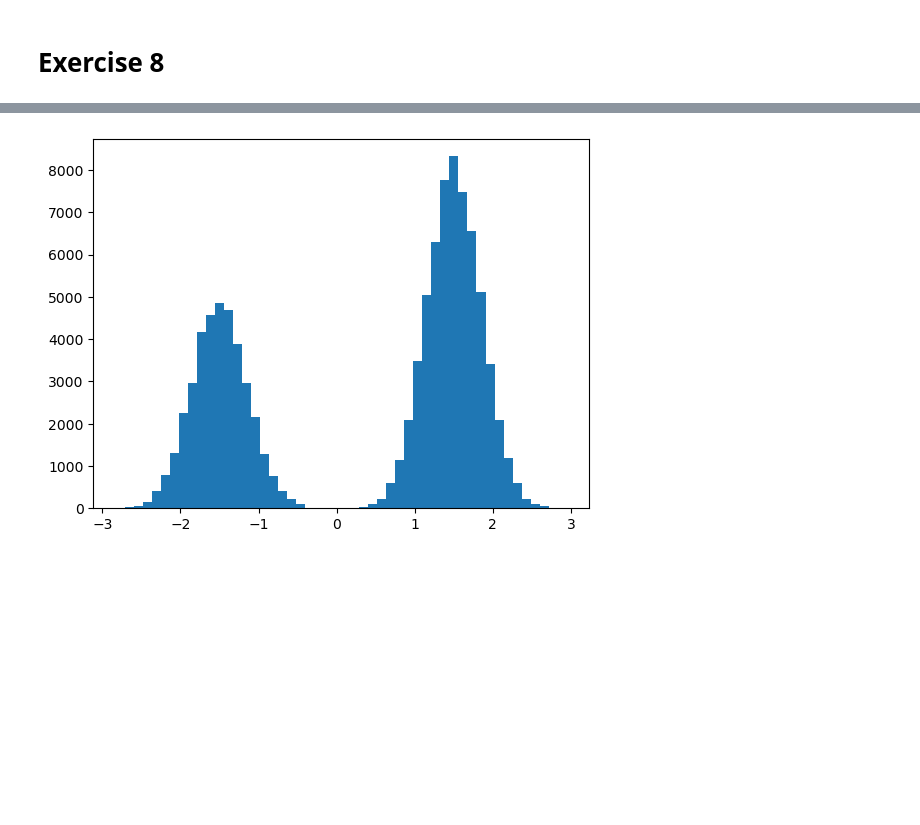
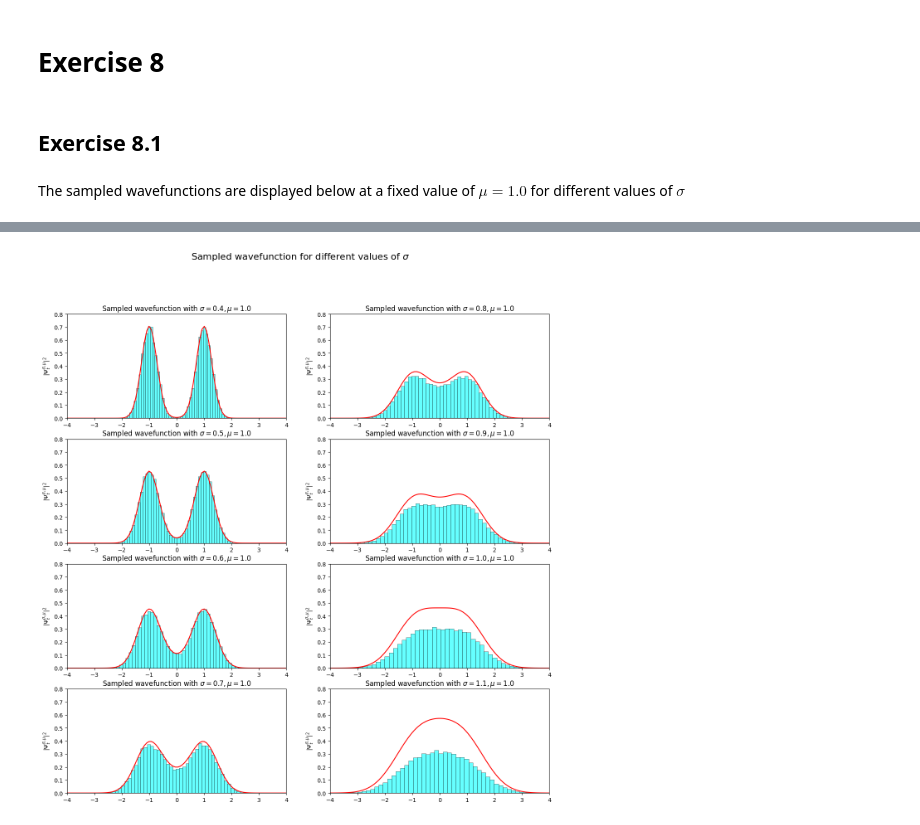
Before and after one commit to Giac97/Simulazione-Numerica, a Jupyter notebook: notebooks/Exercise 8/Exercise 08 - Analysis.ipynb, the cells around one changed output, grey strips where cells are left out. Saved outputs shown, nothing was run; the diff lists cells and outputs as text; code cells hidden in the pictures; blank space fills up the shorter version.

```diff
--- a/notebooks/Exercise 8/Exercise 08 - Analysis.ipynb
+++ b/notebooks/Exercise 8/Exercise 08 - Analysis.ipynb
@@ -3,7 +3,68 @@
 # %%
 import numpy as np
 import matplotlib.pyplot as plt
-# %%
-x = np.loadtxt("points.dat", unpack = True)
+# %%
+def psi_trial(x, sigma, mu):
+    exp1 = -(x - mu) ** 2 / (2 * sigma ** 2)
+    exp2 = -(x + mu) ** 2 / (2 * sigma ** 2)
+    return np.exp(exp1) + np.exp(exp2)
+# %% [markdown]
+## Exercise 8.1
+# %% [markdown]
+The sampled wavefunctions are displayed below at a fixed value of $\mu = 1.0$ for different values of $\sigma$
 # %%
+x = np.linspace(-4, 4, 100)
+rows, cols = 4, 2
+plt.figure(figsize=(15, 15))
+fig, ax = plt.subplots(rows, cols, figsize=(15, 15))
+
+plt.setp(ax, xlim=(-4, 4), ylim=(0, 0.8))
+fig.suptitle(r'Sampled wavefunction for different values of $\sigma$', fontsize=16)
+
+for i in range(rows):
+    for j in range(cols):
+        ax[i, j].set_ylabel(r"$|\Psi_t^{\sigma, \mu}|^2$")  # Add this line
+
+ax[0, 0].hist(np.loadtxt("./output_0.4/position.out", unpack=True), 50, edgecolor = "black",  color = "cyan", alpha = 0.6,linewidth = 0.6, density = True)
+ax[0, 0].set_title(r"Sampled wavefunction with $\sigma = 0.4, \mu = 1.0$")
+maxval = np.histogram(np.loadtxt("./output_0.4/position.out", unpack = True), 50, density = True)[0].max()
+ax[0,0].plot(x, psi_trial(x, 0.4, 1.0) *  psi_trial(x, 0.4, 1.0) * maxval, label = r"$|\Psi_t(\sigma = 0.5, \mu = 1.0)|^2$ from formula", color = "red")
+
+
+ax[1, 0].hist(np.loadtxt("./output_0.5/position.out", unpack=True), 50, edgecolor = "black",  color = "cyan", alpha = 0.6,linewidth = 0.6, density = True)
+ax[1, 0].set_title(r"Sampled wavefunction with $\sigma = 0.5, \mu = 1.0$")
+maxval = np.histogram(np.loadtxt("./output_0.5/position.out", unpack = True), 50, density = True)[0].max()
+ax[1,0].plot(x, psi_trial(x, 0.5, 1.0) *  psi_trial(x, 0.5, 1.0) * maxval, label = r"$|\Psi_t(\sigma = 0.5, \mu = 1.0)|^2$ from formula", color = "red")
+
+ax[2, 0].hist(np.loadtxt("./output_0.6/position.out", unpack=True), 50, edgecolor = "black",  color = "cyan", alpha = 0.6,linewidth = 0.6, density = True)
+ax[2, 0].set_title(r"Sampled wavefunction with $\sigma = 0.6, \mu = 1.0$")
+maxval = np.histogram(np.loadtxt("./output_0.6/position.out", unpack = True), 50, density = True)[0].max()
+ax[2,0].plot(x, psi_trial(x, 0.6, 1.0) *  psi_trial(x, 0.6, 1.0) * maxval, label = r"$|\Psi_t(\sigma = 0.5, \mu = 1.0)|^2$ from formula", color = "red")
+
+ax[3, 0].hist(np.loadtxt("./output_0.7/position.out", unpack=True), 50, edgecolor = "black",  color = "cyan", alpha = 0.6,linewidth = 0.6, density = True)
+ax[3, 0].set_title(r"Sampled wavefunction with $\sigma = 0.7, \mu = 1.0$")
+maxval = np.histogram(np.loadtxt("./output_0.7/position.out", unpack = True), 50, density = True)[0].max()
+ax[3,0].plot(x, psi_trial(x, 0.7, 1.0) *  psi_trial(x, 0.7, 1.0) * maxval, label = r"$|\Psi_t(\sigma = 0.5, \mu = 1.0)|^2$ from formula", color = "red")
+
+ax[0, 1].hist(np.loadtxt("./output_0.8/position.out", unpack=True), 50,edgecolor = "black",  color = "cyan", alpha = 0.6,linewidth = 0.6, density = True)
+ax[0, 1].set_title(r"Sampled wavefunction with $\sigma = 0.8, \mu = 1.0$")
+maxval = np.histogram(np.loadtxt("./output_0.8/position.out", unpack = True), 50, density = True)[0].max()
+ax[0,1].plot(x, psi_trial(x, 0.8, 1.0) *  psi_trial(x, 0.8, 1.0) * maxval, label = r"$|\Psi_t(\sigma = 0.5, \mu = 1.0)|^2$ from formula", color = "red")
+
+ax[1, 1].hist(np.loadtxt("./output_0.9/position.out", unpack=True), 50, edgecolor = "black",  color = "cyan", alpha = 0.6,linewidth = 0.6, density = True)
+ax[1, 1].set_title(r"Sampled wavefunction with $\sigma = 0.9, \mu = 1.0$")
+maxval = np.histogram(np.loadtxt("./output_0.9/position.out", unpack = True), 50, density = True)[0].max()
+ax[1,1].plot(x, psi_trial(x, 0.9, 1.0) *  psi_trial(x, 0.9, 1.0) * maxval, label = r"$|\Psi_t(\sigma = 0.5, \mu = 1.0)|^2$ from formula", color = "red")
+
+ax[2, 1].hist(np.loadtxt("./output_1.0/position.out", unpack=True), 50, edgecolor = "black",  color = "cyan", alpha = 0.6,linewidth = 0.6, density = True)
+ax[2, 1].set_title(r"Sampled wavefunction with $\sigma = 1.0, \mu = 1.0$")
+maxval = np.histogram(np.loadtxt("./output_1.0/position.out", unpack = True), 50, density = True)[0].max()
+ax[2,1].plot(x, psi_trial(x, 1.0, 1.0) *  psi_trial(x, 1.0, 1.0) * maxval, label = r"$|\Psi_t(\sigma = 0.5, \mu = 1.0)|^2$ from formula", color = "red")
+
+ax[3, 1].hist(np.loadtxt("./output_1.1/position.out", unpack=True), 50, edgecolor = "black",  color = "cyan", alpha = 0.6,linewidth = 0.6, density = True)
+ax[3, 1].set_title(r"Sampled wavefunction with $\sigma = 1.1, \mu = 1.0$")
+maxval = np.histogram(np.loadtxt("./output_1.1/position.out", unpack = True), 50, density = True)[0].max()
+ax[3,1].plot(x, psi_trial(x, 1.1, 1.0) *  psi_trial(x, 1.1, 1.0) * maxval, label = r"$|\Psi_t(\sigma = 0.5, \mu = 1.0)|^2$ from formula", color = "red")
+plt.savefig("wavesample.pdf")
+plt.show()
 # %% [output]
@@ -27 +72 @@ x = np.loadtxt("points.dat", unpack = True)
-[figure, old version]
+[figure, new version]
```
Also changed, not shown: parts of 15 cells of this notebook, 24 other files.
